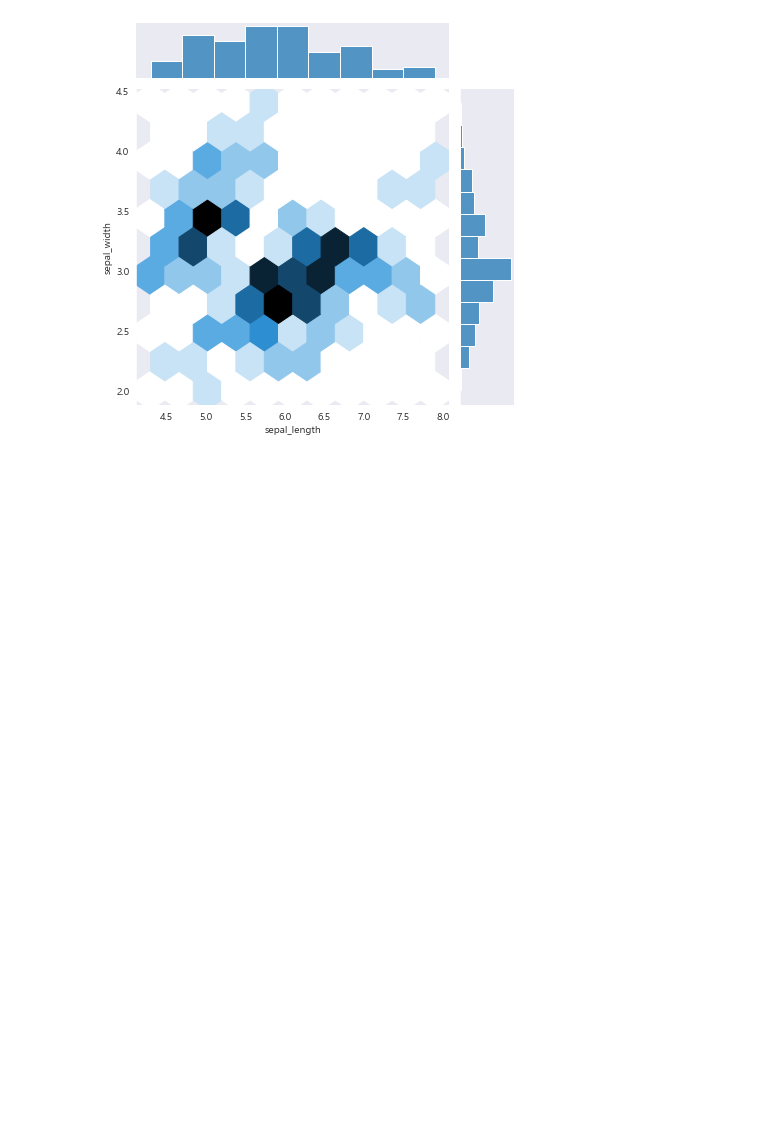
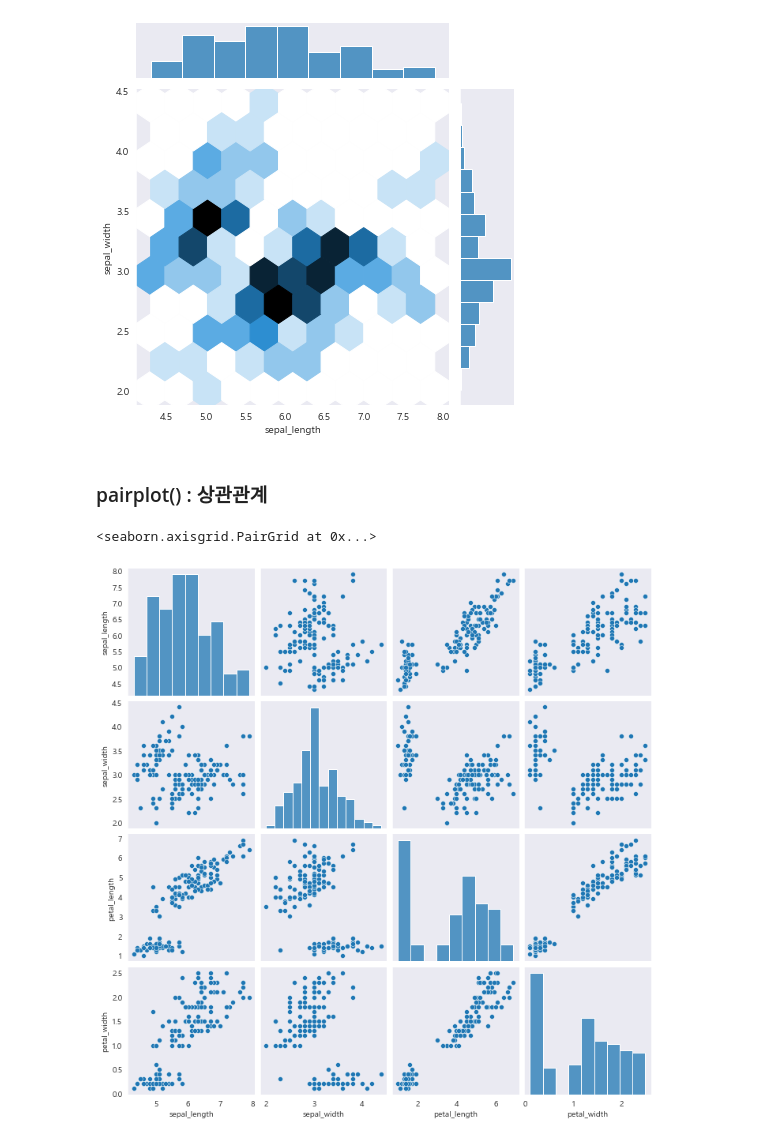
Before and after one commit to dhdmsdud/TIL, a Jupyter notebook: MachinLearning/Seaborn[01].ipynb, the cells around one changed output. Drawn from its saved outputs; the diff is of its cells as text; code cells hidden in the pictures; blank space fills up the shorter version.

Commit message:
seaborn

```diff
--- a/MachinLearning/Seaborn[01].ipynb
+++ b/MachinLearning/Seaborn[01].ipynb
@@ -331,3 +331,10 @@ sns.jointplot(x='sepal_length', y='sepal_width', data=iris_datasets, kind='hex')
 # %% [output]
 <seaborn.axisgrid.JointGrid at 0x...>
 [figure]
+# %% [markdown]
+### pairplot() : 상관관계
+# %%
+sns.pairplot(iris_datasets)
+# %% [output]
+<seaborn.axisgrid.PairGrid at 0x...>
+[figure, added]
```
Also changed, not shown: parts of 1 cell of this notebook.
